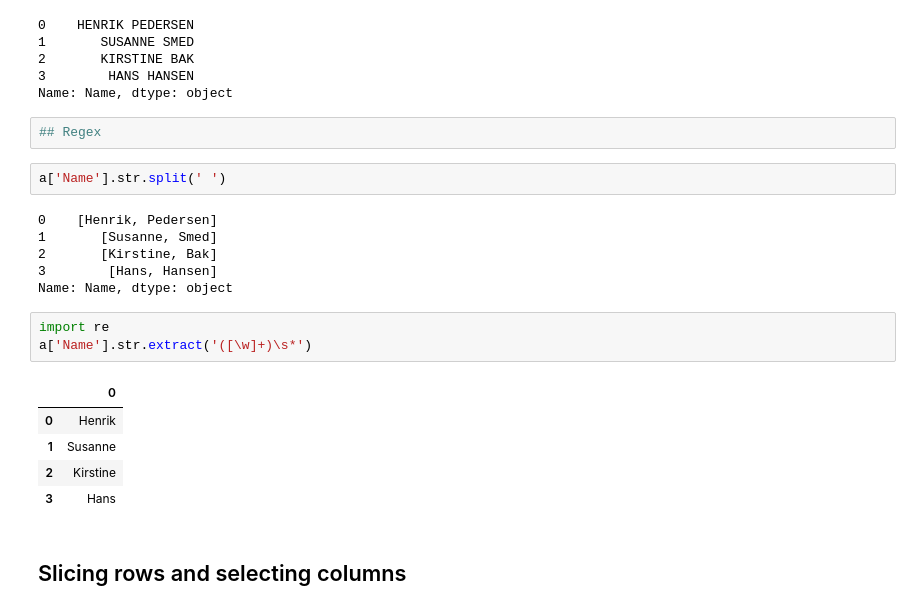
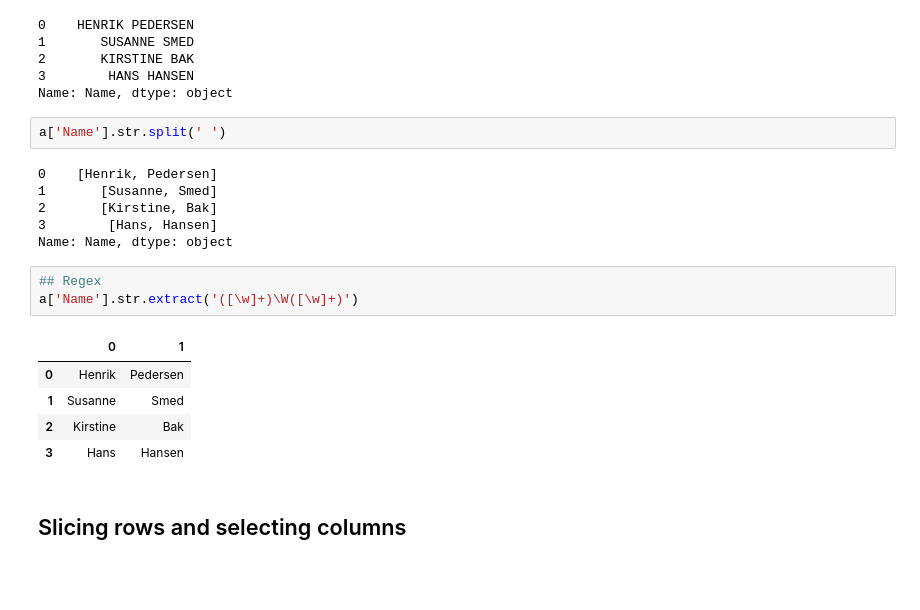
Before and after one commit to CALDISS-AAU/sdsphd19_coursematerials, a Jupyter notebook: teach_data.visual.jupyter/jupyter/pandas.ipynb, the cells around one changed output. Cells and saved outputs as stored; diff of their text form; blank space fills up the shorter version.

```diff
--- a/teach_data.visual.jupyter/jupyter/pandas.ipynb
+++ b/teach_data.visual.jupyter/jupyter/pandas.ipynb
@@ -156,8 +156,6 @@ a['Name'].str.upper()
 2       KIRSTINE BAK
 3        HANS HANSEN
 Name: Name, dtype: object
-# %%
-## Regex
 # %%
 a['Name'].str.split(' ')
 # %% [output]
@@ -167,14 +165,14 @@ a['Name'].str.split(' ')
 3        [Hans, Hansen]
 Name: Name, dtype: object
 # %%
-import re
-a['Name'].str.extract('([\w]+)\s*')
+## Regex
+a['Name'].str.extract('([\w]+)\W([\w]+)')
 # %% [output]
-|  | 0 |
-| 0 | Henrik |
-| 1 | Susanne |
-| 2 | Kirstine |
-| 3 | Hans |
+|  | 0 | 1 |
+| 0 | Henrik | Pedersen |
+| 1 | Susanne | Smed |
+| 2 | Kirstine | Bak |
+| 3 | Hans | Hansen |
 # %% [markdown]
 ## Slicing rows and selecting columns
 # %%
```
Also changed, not shown: parts of 8 cells of this notebook, 8 other files.
